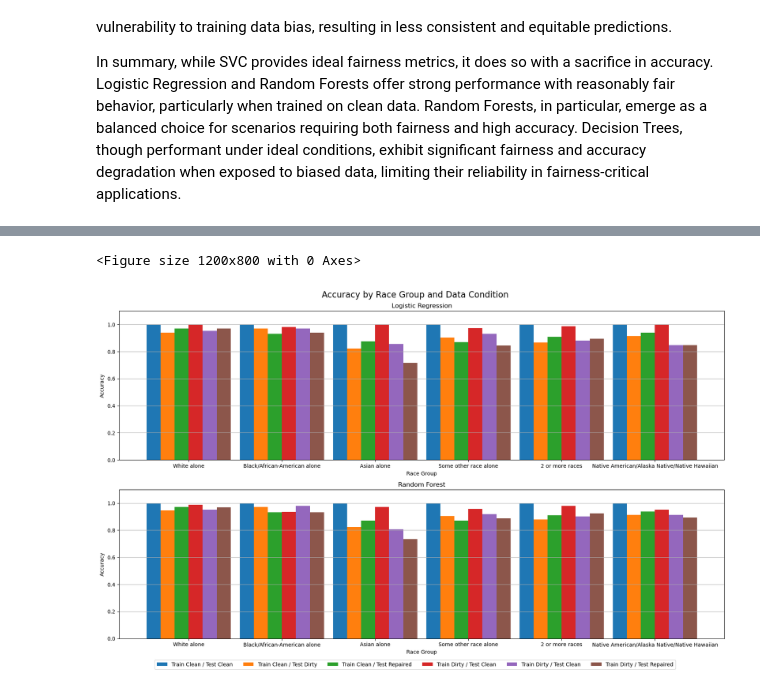
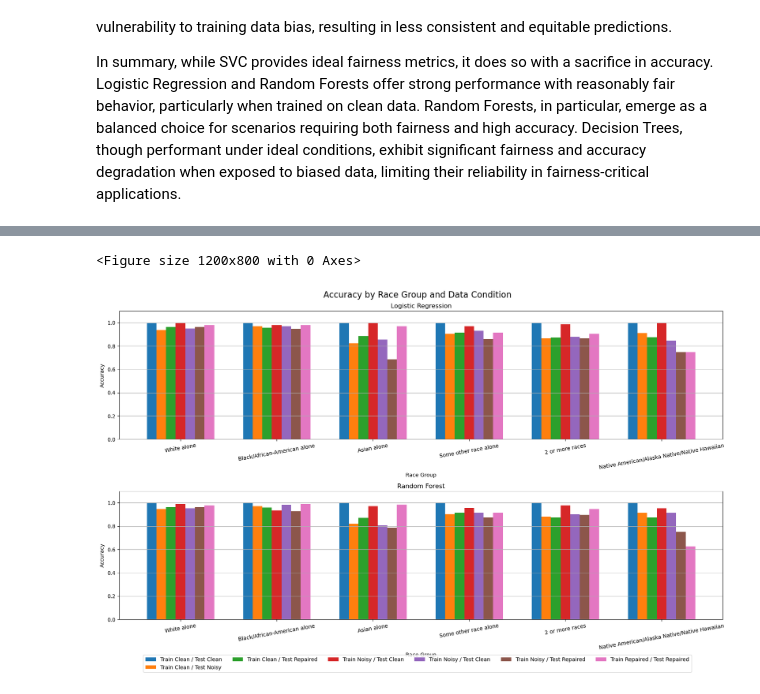
Before and after one commit to michelle-qiu/cs-590-fairness, a Jupyter notebook: pums_ML_updated_analysis.ipynb, the cells around one changed output, grey strips where cells are left out. Cells and saved outputs as stored; diff of their text form; code cells hidden in the pictures.

```diff
--- a/pums_ML_updated_analysis.ipynb
+++ b/pums_ML_updated_analysis.ipynb
@@ -72,7 +88,7 @@ def prepare_data(df, is_clean=True, is_repair=False):
 X_train_clean, X_test_clean, y_train_clean, y_test_clean, s_train_clean, s_test_clean = prepare_data(clean_df, is_clean=True)
 X_train_dirty, X_test_dirty, y_train_dirty, y_test_dirty, s_train_dirty, s_test_dirty = prepare_data(dirty_df, is_clean=False)
 
-X_repaired, y_repaired, s_repaired = prepare_data(repaired_df, is_clean=False, is_repair=True)
+X_train_repaired, X_test_repaired, y_train_repaired, y_test_repaired, s_train_repaired, s_test_repaired = prepare_data(repaired_df, is_clean=False)
 # X_repaired, y_repaired, s_repaired = prepare_data(repaired_df, is_clean=False, is_repair=True)
 # %%
 # X_train_clean_c = X_train_clean_c.drop("RAC1P", axis=1)
@@ -310,19 +342,24 @@ y_pred_rf_train_dirty_test_repaired = rf_train_dirty.predict(X_repaired)
 # y_pred_svm_train_clean_test_repaired = svm_train_clean.predict(X_repaired_c)
 # y_pred_svm_train_dirty_test_repaired = svm_train_dirty.predict(X_repaired_d)
 
-svm_train_clean = SVC(kernel="linear", max_iter=5000, random_state=42)
+svm_train_clean = SVC(kernel="linear", max_iter=100000, random_state=42)
 svm_train_clean.fit(X_train_clean, y_train_clean)
 y_pred_svm_train_clean_test_clean = svm_train_clean.predict(X_test_clean)
 y_pred_svm_train_clean_test_dirty = svm_train_clean.predict(X_test_dirty)
 
-svm_train_dirty = SVC(kernel="linear", max_iter=5000, random_state=42)
+svm_train_dirty = SVC(kernel="linear", max_iter=100000, random_state=42)
 svm_train_dirty.fit(X_train_dirty, y_train_dirty)
 y_pred_svm_train_dirty_test_clean = svm_train_dirty.predict(X_test_clean)
 y_pred_svm_train_dirty_test_dirty = svm_train_dirty.predict(X_test_dirty)
 
 #repaired below
-y_pred_svm_train_clean_test_repaired = svm_train_clean.predict(X_repaired)
-y_pred_svm_train_dirty_test_repaired = svm_train_dirty.predict(X_repaired)
+y_pred_svm_train_clean_test_repaired = svm_train_clean.predict(X_test_repaired)
+y_pred_svm_train_dirty_test_repaired = svm_train_dirty.predict(X_test_repaired)
+
+#adding repaired/repaired
+svm_train_repaired = SVC(kernel="linear", max_iter=100000, random_state=42)
+svm_train_repaired.fit(X_train_repaired, y_train_repaired)
+y_pred_svm_train_repaired_test_repaired = svm_train_repaired.predict(X_test_repaired)
 # %%
 #Predictions for all 4 models (each trained on the clean/dirty data) on all of the repaired data!
 
@@ -755,15 +854,16 @@ def analyze_by_group(y_true, y_pred, sensitive_attr):
             'confusion_matrix': confusion_matrix(y_true_group, y_pred_group).tolist()
         }
     return results
-def plot_group_performance (model_name, y_test_clean, y_test_dirty, y_repaired, y_pred_train_clean_test_clean, y_pred_train_clean_test_dirty, y_pred_train_dirty_test_clean, y_pred_train_dirty_test_dirty, y_pred_train_clean_test_repaired, y_pred_train_dirty_test_repaired, s_test_clean, s_test_dirty, s_repaired, ax):
+def plot_group_performance (model_name, y_test_clean, y_test_dirty, y_test_repaired, y_pred_train_clean_test_clean, y_pred_train_clean_test_dirty, y_pred_train_dirty_test_clean, y_pred_train_dirty_test_dirty, y_pred_train_clean_test_repaired, y_pred_train_dirty_test_repaired, y_pred_train_repaired_test_repaired, s_test_clean, s_test_dirty, s_test_repaired, ax):
 
     # Evaluate predictions from each model configuration
     clean_clean_by_group = analyze_by_group(y_test_clean, y_pred_train_clean_test_clean, s_test_clean)
     clean_dirty_by_group = analyze_by_group(y_test_dirty, y_pred_train_clean_test_dirty, s_test_dirty)
     dirty_clean_by_group = analyze_by_group(y_test_clean, y_pred_train_dirty_test_clean, s_test_clean)
     dirty_dirty_by_group = analyze_by_group(y_test_dirty, y_pred_train_dirty_test_dirty, s_test_dirty)
-    clean_repaired_by_group = analyze_by_group(y_repaired, y_pred_train_clean_test_repaired, s_repaired)
-    dirty_repaired_by_group = analyze_by_group(y_repaired, y_pred_train_dirty_test_repaired, s_repaired)
+    clean_repaired_by_group = analyze_by_group(y_test_repaired, y_pred_train_clean_test_repaired, s_test_repaired)
+    dirty_repaired_by_group = analyze_by_group(y_test_repaired, y_pred_train_dirty_test_repaired, s_test_repaired)
+    repaired_repaired_by_group = analyze_by_group(y_test_repaired, y_pred_train_repaired_test_repaired, s_test_repaired)
 
     # Collect all group names
     groups = sorted(set(clean_clean_by_group.keys()) |
@@ -771,7 +871,8 @@ def plot_group_performance (model_name, y_test_clean, y_test_dirty, y_repaired,
                     set(dirty_clean_by_group.keys()) |
                     set(dirty_dirty_by_group.keys()) |
                     set(clean_repaired_by_group.keys()) |
-                    set(dirty_repaired_by_group.keys())
+                    set(dirty_repaired_by_group.keys()) |
+                    set(repaired_repaired_by_group.keys())
                    )
 
     #Extract accuracy by group for each configuration
@@ -781,59 +882,63 @@ def plot_group_performance (model_name, y_test_clean, y_test_dirty, y_repaired,
     dirty_dirty_acc = [dirty_dirty_by_group.get(g, {}).get('accuracy', 0) for g in groups]
     clean_repaired_acc = [clean_repaired_by_group.get(g, {}).get('accuracy', 0) for g in groups]
     dirty_repaired_acc = [dirty_repaired_by_group.get(g, {}).get('accuracy', 0) for g in groups]
+    repaired_repaired_acc = [repaired_repaired_by_group.get(g, {}).get('accuracy', 0) for g in groups]
 
     # Plot
     x = np.arange(len(groups))
-    width = 0.15
+    width = 0.1
 
     races_new = {1:"White alone", 2: "Black/African-American alone", 6: "Asian alone", 8: "Some other race alone", 9: "2 or more races", 10: "Native American/Alaska Native/Native Hawaiian"}
 
 #     plt.figure(figsize=(18, 6))
-    p0 = ax.bar(x - 2.5*width, clean_clean_acc, width, label='Train Clean / Test Clean', linewidth=0, )
-    p1 = ax.bar(x - 1.5*width, clean_dirty_acc, width, label='Train Clean / Test Dirty', linewidth=0)
-    p4 = ax.bar(x - .5*width, clean_repaired_acc, width, label='Train Clean / Test Repaired', linewidth=0)
+    p0 = ax.bar(x - 3*width, clean_clean_acc, width, label='Train Clean / Test Clean', linewidth=0, )
+    p1 = ax.bar(x - 2*width, clean_dirty_acc, width, label='Train Clean / Test Noisy', linewidth=0)
+    p4 = ax.bar(x - 1*width, clean_repaired_acc, width, label='Train Clean / Test Repaired', linewidth=0)
 
-    p2 = ax.bar(x + 0.5*width, dirty_clean_acc, width, label='Train Dirty / Test Clean', linewidth=0)
-    p3 = ax.bar(x + 1.5*width, dirty_dirty_acc, width, label='Train Dirty / Test Dirty', linewidth=0)
-    p5 = ax.bar(x + 2.5*width, dirty_repaired_acc, width, label='Train Dirty / Test Repaired', linewidth=0)
+    p2 = ax.bar(x , dirty_clean_acc, width, label='Train Noisy / Test Clean', linewidth=0)
+    p3 = ax.bar(x + 1*width, dirty_dirty_acc, width, label='Train Noisy / Test Noisy', linewidth=0)
+    p5 = ax.bar(x + 2*width, dirty_repaired_acc, width, label='Train Noisy / Test Repaired', linewidth=0)
 
-    labels = ['Train Clean / Test Clean', 'Train Clean / Test Dirty','Train Clean / Test Repaired', 'Train Dirty / Test Clean', 'Train Dirty / Test Clean',  'Train Dirty / Test Repaired']
+    p6 = ax.bar(x + 3*width, repaired_repaired_acc, width, label='Train Repaired / Test Repaired', linewidth=0)
+
+    labels = ['Train Clean / Test Clean', 'Train Clean / Test Noisy','Train Clean / Test Repaired', 'Train Noisy / Test Clean', 'Train Noisy / Test Clean',  'Train Noisy / Test Repaired', 'Train Repaired / Test Repaired' ]
     ax.set_xticks(x, [races_new[i] for i in groups])
     ax.xaxis.set_tick_params(labelbottom=True)
     ax.set_xlabel('Race Group')
     ax.set_ylabel('Accuracy')
     ax.grid(True, axis='y')
     ax.set_ylim(0, 1.1)
+    ax.tick_params(axis='x', labelrotation=10)
 
 
     ax.set_title(model_name)
     # plt.title('Logistic Regression Accuracy by Race Group and Data Condition')
-    return [p0,p1,p4, p2,p3,p5], labels
+    return [p0,p1,p4, p2,p3,p5, p6], labels
 
 
 plt.figure(figsize=(12, 8))
 
 
 fig, axes = plt.subplots(2,1, figsize=(17, 10),  sharex=True)
 
 # def plot_group_performance (model_name, y_test_clean, y_test_dirty, y_repaired, y_pred_train_clean_test_clean, y_pred_train_clean_test_dirty, y_pred_train_dirty_test_clean, y_pred_train_dirty_test_dirty, y_pred_train_clean_test_repaired, y_pred_train_dirty_test_repaired, s_test_clean, s_test_dirty, s_repaired, ax):
 
 #     y_pred_rf_train_clean_test_clean
 
-plot_group_performance("Logistic Regression", y_test_clean, y_test_dirty, y_repaired, y_pred_logreg_train_clean_test_clean, y_pred_logreg_train_clean_test_dirty, y_pred_logreg_train_dirty_test_clean, y_pred_logreg_train_dirty_test_dirty, y_pred_logreg_train_clean_test_repaired, y_pred_logreg_train_dirty_test_repaired, s_test_clean, s_test_dirty, s_repaired, ax=axes[0])
+plot_group_performance("Logistic Regression", y_test_clean, y_test_dirty, y_test_repaired, y_pred_logreg_train_clean_test_clean, y_pred_logreg_train_clean_test_dirty, y_pred_logreg_train_dirty_test_clean, y_pred_logreg_train_dirty_test_dirty, y_pred_logreg_train_clean_test_repaired, y_pred_logreg_train_dirty_test_repaired, y_pred_logreg_train_repaired_test_repaired, s_test_clean, s_test_dirty, s_test_repaired, ax=axes[0])
 
-fig_handles, fig_labels = plot_group_performance("Random Forest", y_test_clean, y_test_dirty, y_repaired, y_pred_rf_train_clean_test_clean, y_pred_rf_train_clean_test_dirty, y_pred_rf_train_dirty_test_clean, y_pred_rf_train_dirty_test_dirty, y_pred_rf_train_clean_test_repaired, y_pred_rf_train_dirty_test_repaired, s_test_clean, s_test_dirty, s_repaired, ax=axes[1])
+fig_handles, fig_labels = plot_group_performance("Random Forest", y_test_clean, y_test_dirty, y_test_repaired, y_pred_rf_train_clean_test_clean, y_pred_rf_train_clean_test_dirty, y_pred_rf_train_dirty_test_clean, y_pred_rf_train_dirty_test_dirty, y_pred_rf_train_clean_test_repaired, y_pred_rf_train_dirty_test_repaired, y_pred_rf_train_repaired_test_repaired, s_test_clean, s_test_dirty, s_test_repaired, ax=axes[1])
 
 fig.legend(fig_handles, fig_labels, bbox_to_anchor=[0.5, -.03], loc='lower center', fancybox=True, ncol = 6)
 
 fig.suptitle("Accuracy by Race Group and Data Condition", fontsize=16)
 plt.savefig("accuracy_by_race_data.png", bbox_inches='tight')
 # plt.legend()
 plt.tight_layout()
 plt.show()
 # %% [output]
 <Figure size 1200x800 with 0 Axes>
-[figure, old version]
+[figure, new version]
 # %%
 # Function to identify and analyze misclassified examples
 def analyze_misclassifications(X_test, y_test, y_pred, sensitive_attr):
```
Also changed, not shown: parts of 22 cells of this notebook, 5 other files.
